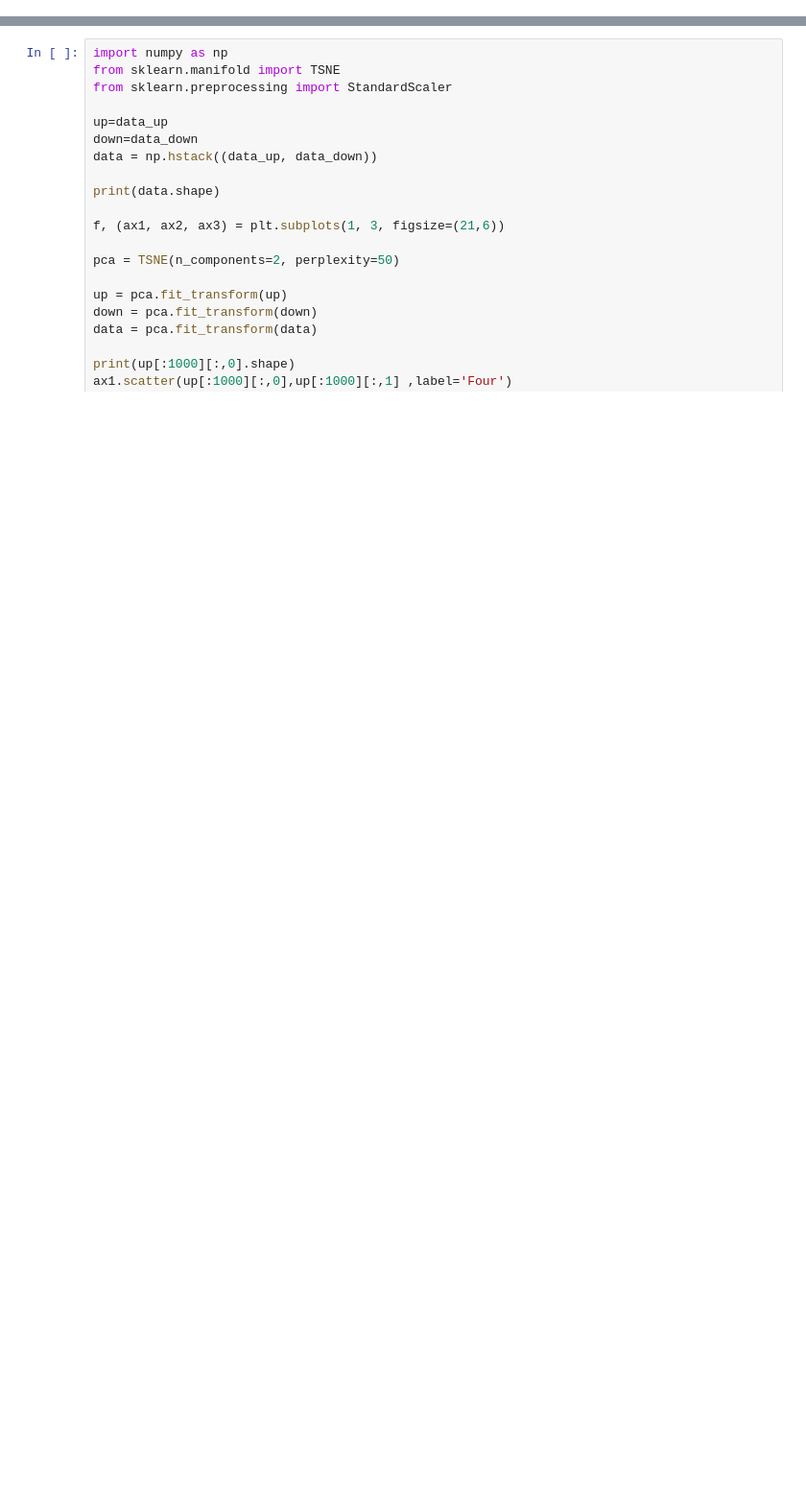
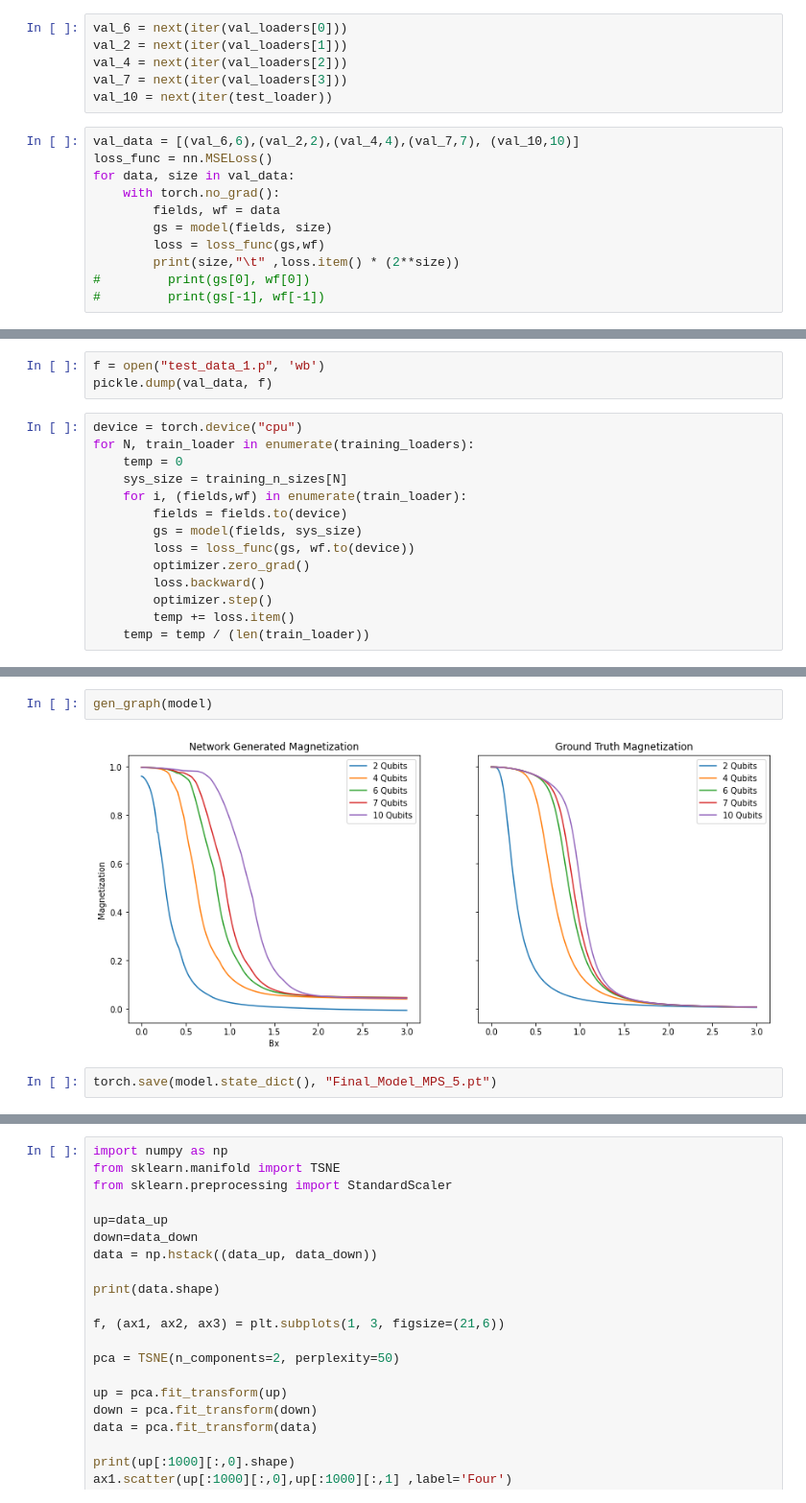
Before and after one commit to szaman19/MPSML, a Jupyter notebook: code/mps/MPS_Generator.ipynb, the cells around one changed output, grey strips where cells are left out. Shown at 96% size. Saved outputs shown, nothing was run; the diff lists cells and outputs as text; blank space fills up the shorter version.

```diff
--- a/code/mps/MPS_Generator.ipynb
+++ b/code/mps/MPS_Generator.ipynb
@@ -297,0 +151,17 @@ with torch.no_grad():
+# %%
+val_6 = next(iter(val_loaders[0]))
+val_2 = next(iter(val_loaders[1]))
+val_4 = next(iter(val_loaders[2]))
+val_7 = next(iter(val_loaders[3]))
+val_10 = next(iter(test_loader))
+# %%
+val_data = [(val_6,6),(val_2,2),(val_4,4),(val_7,7), (val_10,10)]
+loss_func = nn.MSELoss()
+for data, size in val_data:
+    with torch.no_grad():
+        fields, wf = data
+        gs = model(fields, size)
+        loss = loss_func(gs,wf)
+        print(size,"\t" ,loss.item() * (2**size))
+#         print(gs[0], wf[0])
+#         print(gs[-1], wf[-1])
@@ -297,0 +174,17 @@ with torch.no_grad():
+# %%
+f = open("test_data_1.p", 'wb')
+pickle.dump(val_data, f)
+# %%
+device = torch.device("cpu")
+for N, train_loader in enumerate(training_loaders):
+    temp = 0
+    sys_size = training_n_sizes[N]
+    for i, (fields,wf) in enumerate(train_loader):
+        fields = fields.to(device)
+        gs = model(fields, sys_size)
+        loss = loss_func(gs, wf.to(device))
+        optimizer.zero_grad()
+        loss.backward()
+        optimizer.step()
+        temp += loss.item()
+    temp = temp / (len(train_loader))
@@ -297,0 +309,6 @@ with torch.no_grad():
+# %%
+gen_graph(model)
+# %% [output]
+[figure, added]
+# %%
+torch.save(model.state_dict(), "Final_Model_MPS_5.pt")
```
Also changed, not shown: parts of 39 cells of this notebook, 3 other files.
